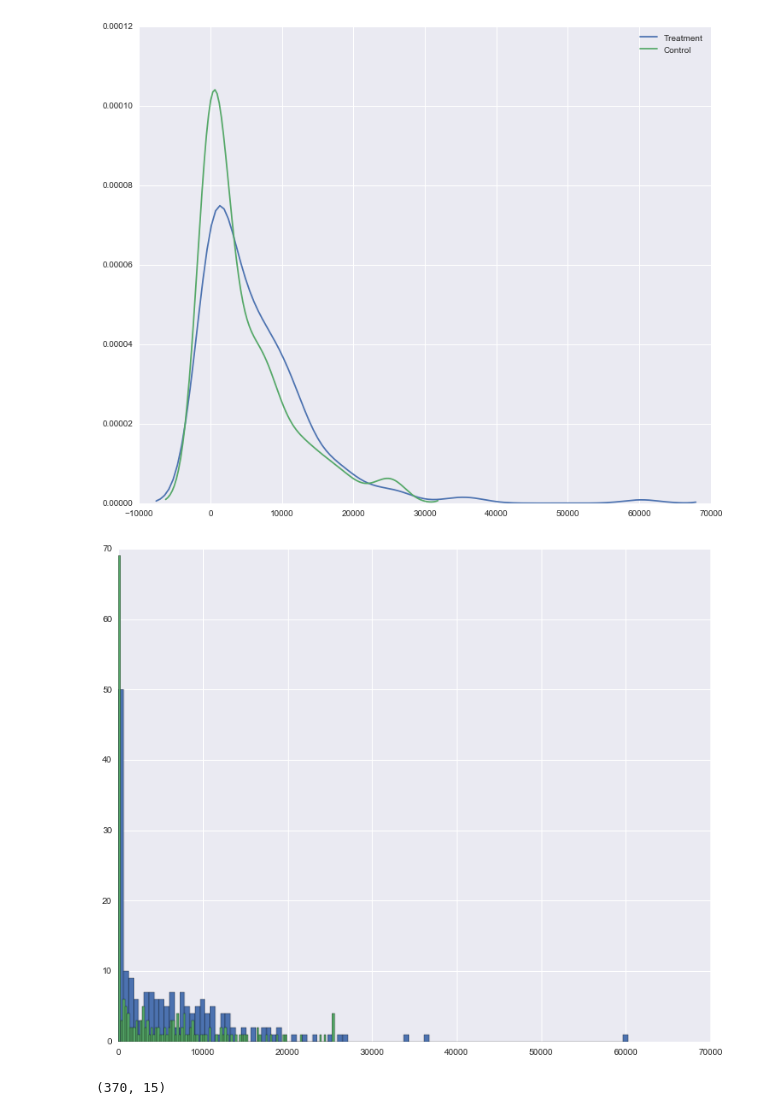
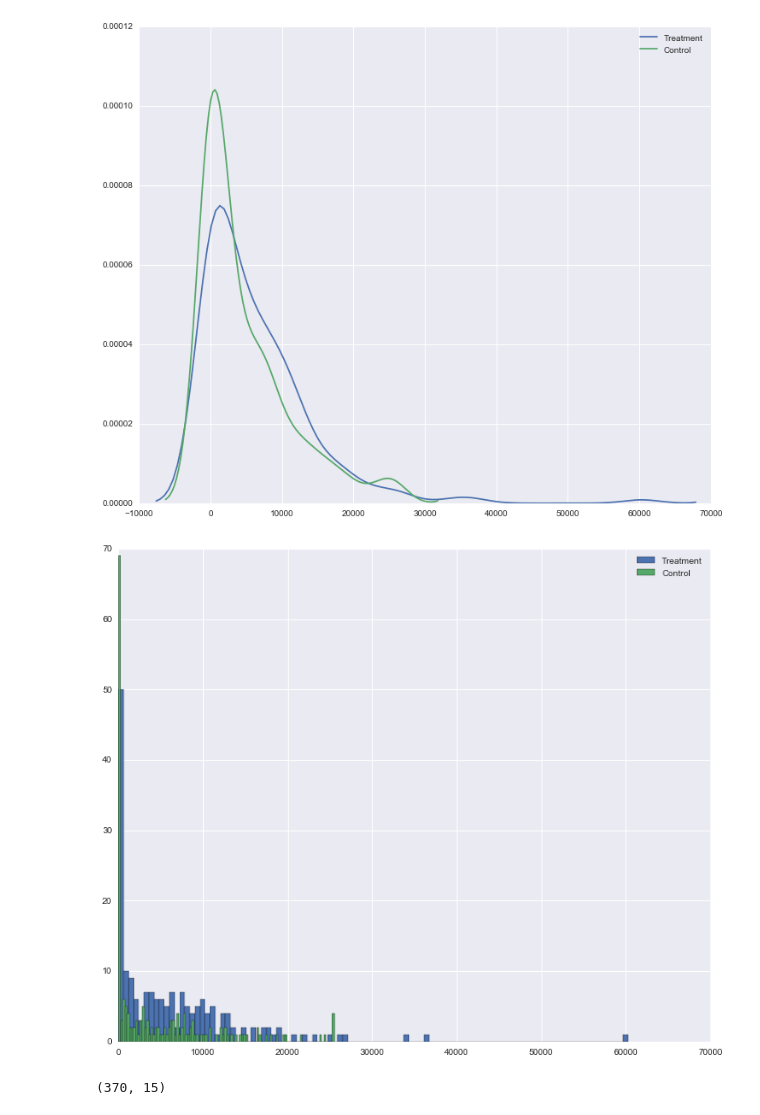
Before and after one commit to paul-english/causal-inference-notes, a Jupyter notebook: Causal Inference on the Lalonde Dataset.ipynb, the cells around one changed output. Saved outputs shown, nothing was run; the diff lists cells and outputs as text; code cells hidden in the pictures.

```diff
--- a/Causal Inference on the Lalonde Dataset.ipynb
+++ b/Causal Inference on the Lalonde Dataset.ipynb
@@ -241,9 +262,10 @@ sns.kdeplot(control_data.re78, label='Control')
 [figure]
 # %%
 plt.hist(treatment_data.re78, label='Treatment', bins=100)
-plt.hist(control_data.re78, label='Control', bins=100);
+plt.hist(control_data.re78, label='Control', bins=100)
+plt.legend();
 # %% [output]
-[figure, old version]
+[figure, new version]
 # %%
 data_propensity_matched = pd.concat([
         treatment_data,
```
Also changed, not shown: parts of 18 cells of this notebook.
